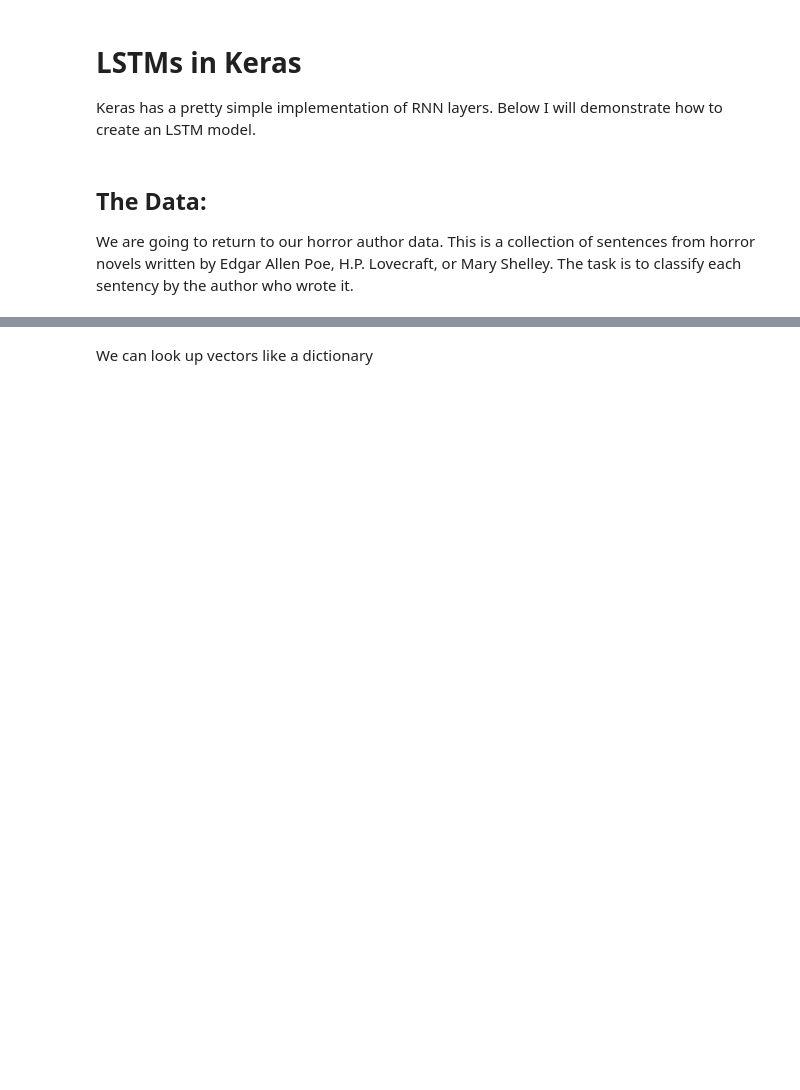
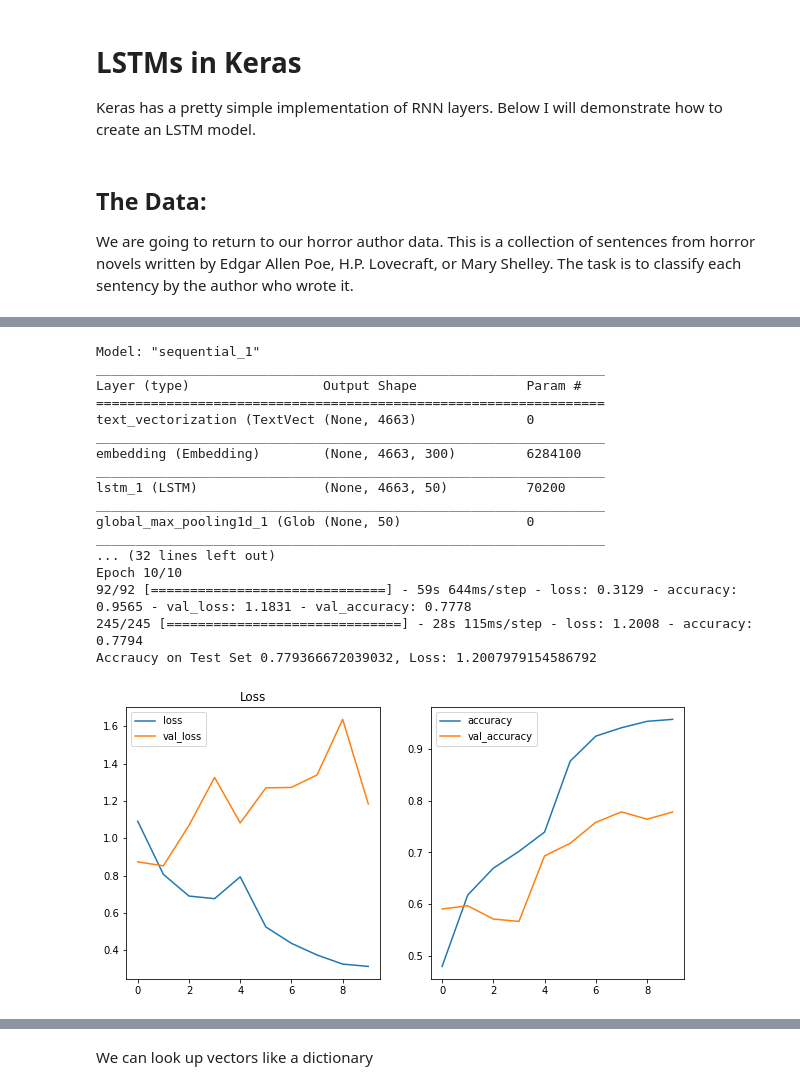
Before and after one commit to learn-co-students/011121-pt-ds, a Jupyter notebook: phase_4/advanced-nlp-rnns/RNNs_and_Word_Embeddings.ipynb, the cells around one changed output, grey strips where cells are left out. Saved outputs shown, nothing was run; the diff lists cells and outputs as text; code cells hidden in the pictures; blank space fills up the shorter version.

Commit message:
add more eval to rnns-and-word-embeddings

```diff
--- a/phase_4/advanced-nlp-rnns/RNNs_and_Word_Embeddings.ipynb
+++ b/phase_4/advanced-nlp-rnns/RNNs_and_Word_Embeddings.ipynb
@@ -91,6 +101,6 @@ from sklearn.preprocessing import LabelBinarizer, LabelEncoder
 # %%
 
-def plot_history(history):
+def plot_history(history, title=None):
     """
     Given a model history will plot the model training history and
     return the last scores for each loss and metric in the  model.
@@ -104,6 +114,7 @@ def plot_history(history):
     accuracy = hist.columns[hist.columns.str.endswith('accuracy')]
     hist[loss].plot(title='Loss', ax=ax)
     hist[accuracy].plot(title='accuracy', ax=ax2)
+    plt.title(title)
     plt.show()
 
     for l in loss:
@@ -124,10 +142,9 @@ spooky.head()
 X = spooky.text
 y = spooky.author
 
-#One hot encode labels for multiclass classification in Keras
-# lb = LabelBinarizer()
-# y= lb.fit_transform(y)
-y = LabelEncoder().fit_transform(y)
+#encode labels for multiclass classification in Keras
+encoder = LabelEncoder()
+y = encoder.fit_transform(y)
 y = to_categorical(y)
 
 X_train, X_test, y_train, y_test = train_test_split(X, y, test_size=.4, random_state=123)
@@ -141,9 +167,22 @@ We are going to use a special Keras layer called TextVectorization that will pro
 #Will truncate inputs longer and add 0s to the end of sequences that are longer.
 output_sequence_length = spooky.text.str.len().max()
 
+#define the length of the output sequences.
+#Here we are using the length of the longest sentence.  You can make it shorter.
 vectorizer = TextVectorization(output_sequence_length=output_sequence_length,
-                                   )
+                               #We want lists of integers as our output.
+                               #These will be lookup indices in our embedding layer
+                              output_mode='int',
+                               #We will use the default standardization strategy
+                               #We could also pass a custom function for custom
+                               #standardization strategies.
+                               standardize='lower_and_strip_punctuation')
+
+#Fit the vectorizer to the training data.
+#We need to transform it into a numpy array for this.
 vectorizer.adapt(X_train.to_numpy())
+
+#We will need the total length of the vocabulary for the embedding layer.
 vocab_len = vectorizer.vocabulary_size()
 # %%
 def create_LSTM():
@@ -163,7 +202,8 @@ def create_LSTM():
 
   #The recurrent LSTM layer.  We have it return all of its Y outputs for
   #each cycle of each layer.
-  model.add(LSTM(50, return_sequences=True, dropout=0.5,
+  model.add(LSTM(50, return_sequences=True,
+                #  dropout=0.5,
                  kernel_regularizer=regularizers.l1_l2(l1=1e-4, l2=1e-3)))
   #The below below layer returns the highest activation of each LSTM node
   #for each input and pass them to the dense layer.
@@ -186,12 +226,36 @@ def create_LSTM():
   return model
 # %%
 %%time
-model = create_LSTM()
+self_train = create_LSTM()
 
-model.summary()
+self_train.summary()
 
-history = model.fit(X_train,
+self_trained_history = self_train.fit(X_train,
                     y_train,
                     validation_data = (X_val, y_val),
                     epochs = 10,
                     batch_size = 128)
+
+self_trained_score = self_train.evaluate(X_test, y_test)
+
+print(f'Accraucy on Test Set {self_trained_score[1]}, Loss: {self_trained_score[0]}')
+plot_history(self_trained_history)
+# %% [output]
+Model: "sequential_1"
+_________________________________________________________________
+Layer (type)                 Output Shape              Param #
+=================================================================
+text_vectorization (TextVect (None, 4663)              0
+_________________________________________________________________
+embedding (Embedding)        (None, 4663, 300)         6284100
+_________________________________________________________________
+lstm_1 (LSTM)                (None, 4663, 50)          70200
+_________________________________________________________________
+global_max_pooling1d_1 (Glob (None, 50)                0
+_________________________________________________________________
+... (32 lines left out)
+Epoch 10/10
+92/92 [==============================] - 59s 644ms/step - loss: 0.3129 - accuracy: 0.9565 - val_loss: 1.1831 - val_accuracy: 0.7778
+245/245 [==============================] - 28s 115ms/step - loss: 1.2008 - accuracy: 0.7794
+Accraucy on Test Set 0.779366672039032, Loss: 1.2007979154586792
+[figure, added]
```
Also changed, not shown: parts of 20 cells of this notebook, 3 other files.
